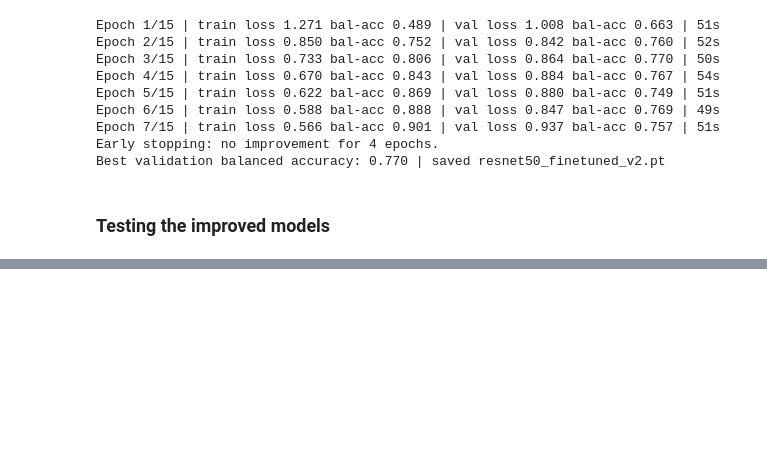
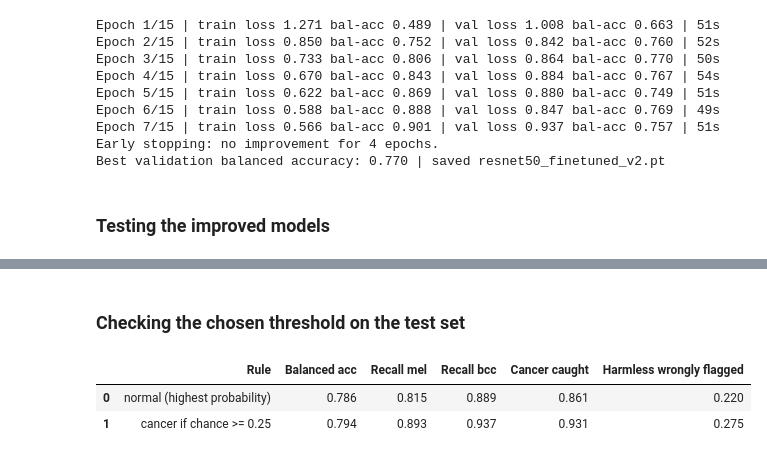
Before and after one commit to Lornatt88/maai901-vision-project, a Jupyter notebook: notebooks/02_training.ipynb, the cells around one changed output, grey strips where cells are left out. Drawn from its saved outputs; the diff is of its cells as text; code cells hidden in the pictures; blank space fills up the shorter version.

```diff
--- a/notebooks/02_training.ipynb
+++ b/notebooks/02_training.ipynb
@@ -663,0 +705,26 @@ Basal cell carcinoma (bcc)      0.881     0.825     0.852        63
+# %% [markdown]
+### **Checking the chosen threshold on the test set**
+# %%
+T = 0.25
+
+test_probs, test_trues = get_probs(best_model, test_loader_r)
+test_cancer = np.isin(test_trues, [2, 3])
+
+rows = []
+for rule_name, p in [("normal (highest probability)", test_probs.argmax(1)),
+                     (f"cancer if chance >= {T}", predict_with_threshold(test_probs, T))]:
+    rec = recall_score(test_trues, p, average=None)
+    rows.append({"Rule": rule_name,
+                 "Balanced acc": balanced_accuracy_score(test_trues, p),
+                 "Recall mel": rec[2],
+                 "Recall bcc": rec[3],
+                 "Cancer caught": np.isin(p[test_cancer], [2, 3]).mean(),
+                 "Harmless wrongly flagged": np.isin(p[~test_cancer], [2, 3]).mean()})
+
+threshold_df = pd.DataFrame(rows).round(3)
+threshold_df.to_csv(os.path.join(save_dir, "threshold_test_results.csv"), index=False)
+display(threshold_df)
+# %% [output]
+|  | Rule | Balanced acc | Recall mel | Recall bcc | Cancer caught | Harmless wrongly flagged |
+| 0 | normal (highest probability) | 0.786 | 0.815 | 0.889 | 0.861 | 0.220 |
+| 1 | cancer if chance >= 0.25 | 0.794 | 0.893 | 0.937 | 0.931 | 0.275 |
```
Also changed, not shown: parts of 2 cells of this notebook.
